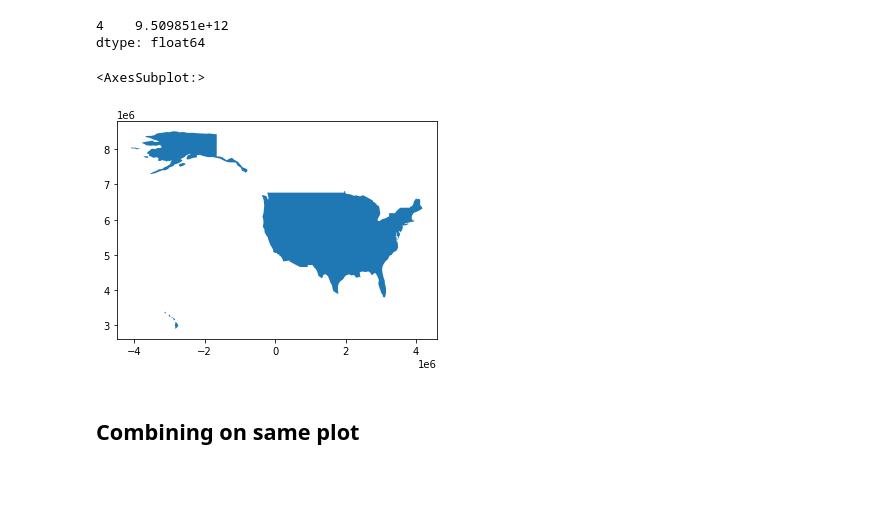
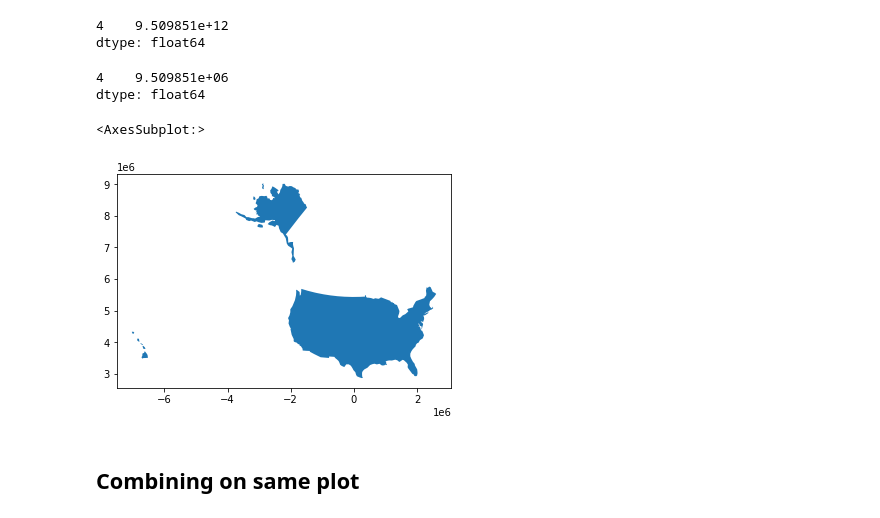
Before and after one commit to UW-GDA/jupyterbook, a Jupyter notebook: book/modules/04_Vector1_Geopandas_CRS_Proj/04_Vector1_Geopandas_CRS_Proj_demo.ipynb, the cells around one changed output. Drawn from its saved outputs; the diff is of its cells as text; code cells hidden in the pictures; blank space fills up the shorter version.

```diff
--- a/book/modules/04_Vector1_Geopandas_CRS_Proj/04_Vector1_Geopandas_CRS_Proj_demo.ipynb
+++ b/book/modules/04_Vector1_Geopandas_CRS_Proj/04_Vector1_Geopandas_CRS_Proj_demo.ipynb
@@ -514,9 +520,14 @@ us_cea.area
 # %% [output]
 4    9.509851e+12
 dtype: float64
+# %%
+us_cea.area/1E6
+# %% [output]
+4    9.509851e+06
+dtype: float64
 # %%
-us_cea = us.to_crs('+proj=cea +lon_0=-120 +lat_ts=45')
+us_cea = us.to_crs('+proj=tmerc +lon_0=-100')
 us_cea.plot()
 # %% [output]
 <AxesSubplot:>
-[figure, old version]
+[figure, new version]
```
Also changed, not shown: parts of 25 cells of this notebook, 2 other files.
